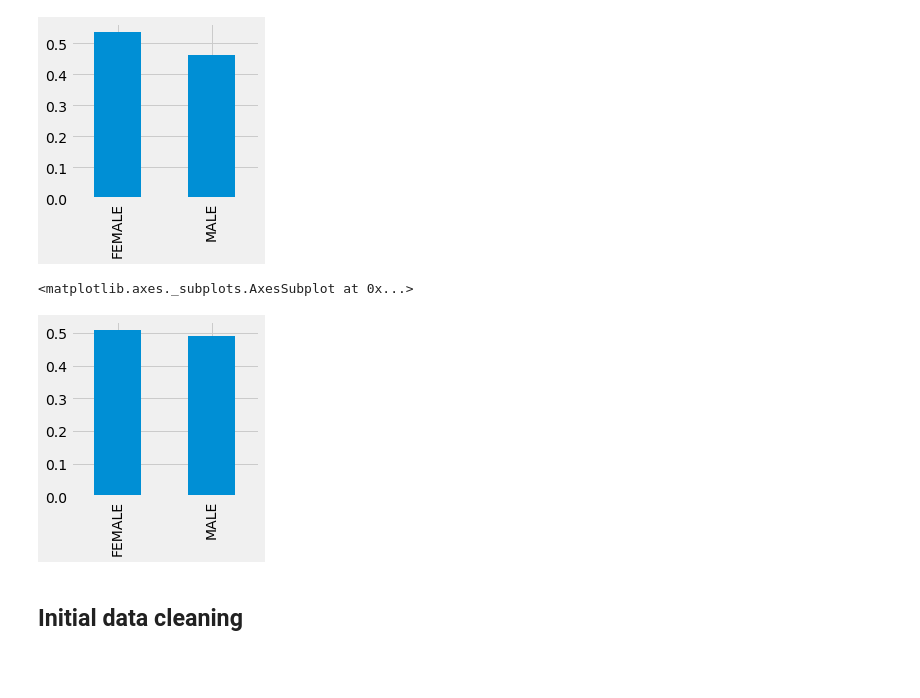
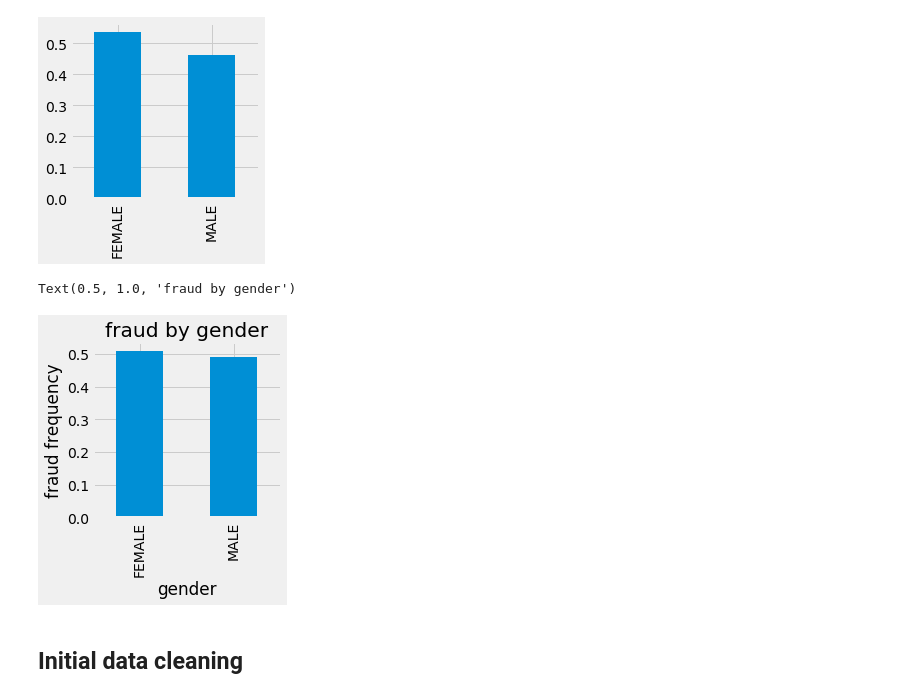
Before and after one commit to ArielJosephCohen/capstone, a Jupyter notebook: Technical_Notebook.ipynb, the cells around one changed output. Drawn from its saved outputs; the diff is of its cells as text; code cells hidden in the pictures; blank space fills up the shorter version.

```diff
--- a/Technical_Notebook.ipynb
+++ b/Technical_Notebook.ipynb
@@ -331,11 +336,14 @@ df.insured_sex.value_counts(normalize=True).plot(kind='bar')
 # %%
 # breakdown of gender filing fraudulent claims
 plt.figure(figsize=(3,3))
 plt.tight_layout()
 df[df.fraud_reported=='Y'].insured_sex.value_counts(normalize=True).plot(kind='bar')
+plt.xlabel('gender')
+plt.ylabel('fraud frequency')
+plt.title('fraud by gender')
 # %% [output]
-<matplotlib.axes._subplots.AxesSubplot at 0x...>
+Text(0.5, 1.0, 'fraud by gender')
-[figure, old version]
+[figure, new version]
 # %% [markdown]
 ## Initial data cleaning
 # %% [markdown]
```
Also changed, not shown: parts of 5 cells of this notebook, 19 other files.
